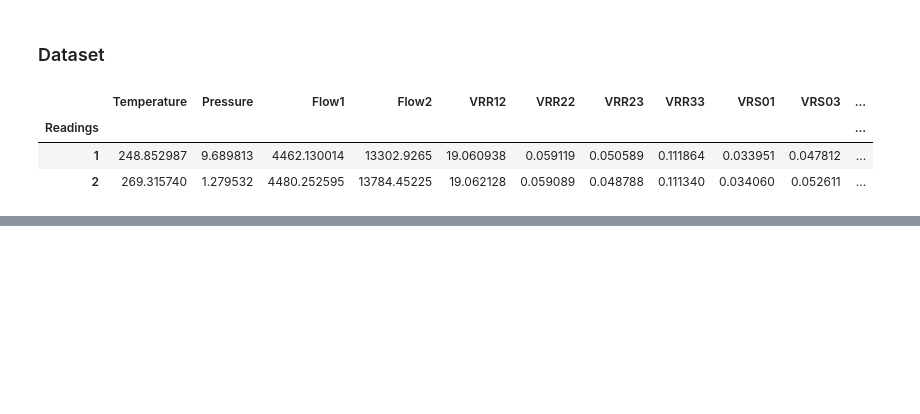
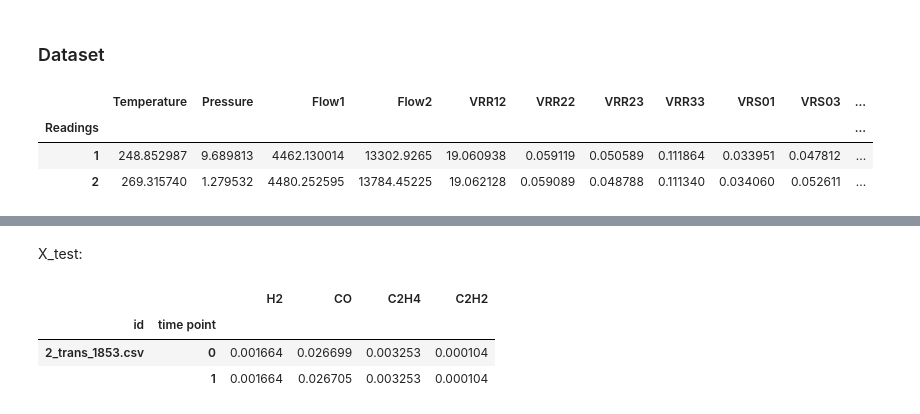
Before and after one commit to waico/tsad, a Jupyter notebook: Tutorials/datasets-importing.ipynb, the cells around one changed output, grey strips where cells are left out. Cells and saved outputs as stored; diff of their text form; code cells hidden in the pictures; blank space fills up the shorter version.

```diff
--- a/Tutorials/datasets-importing.ipynb
+++ b/Tutorials/datasets-importing.ipynb
@@ -267,0 +308,9 @@ dataset.frame.head(2)
+# %% [markdown]
+X_test:
+# %%
+dataset.frame[1].head(2)
+# %% [output]
+|  |  | H2 | CO | C2H4 | C2H2 |
+| id | time point |  |  |  |  |
+| 2_trans_1853.csv | 0 | 0.001664 | 0.026699 | 0.003253 | 0.000104 |
+|  | 1 | 0.001664 | 0.026705 | 0.003253 | 0.000104 |
```
Also changed, not shown: parts of 14 cells of this notebook, 1 other file.
